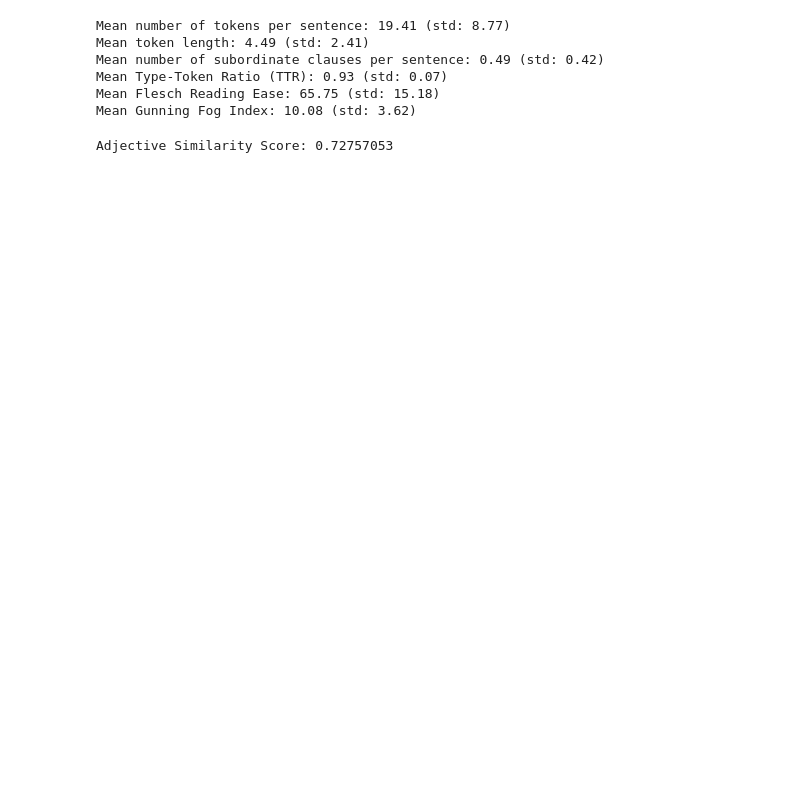
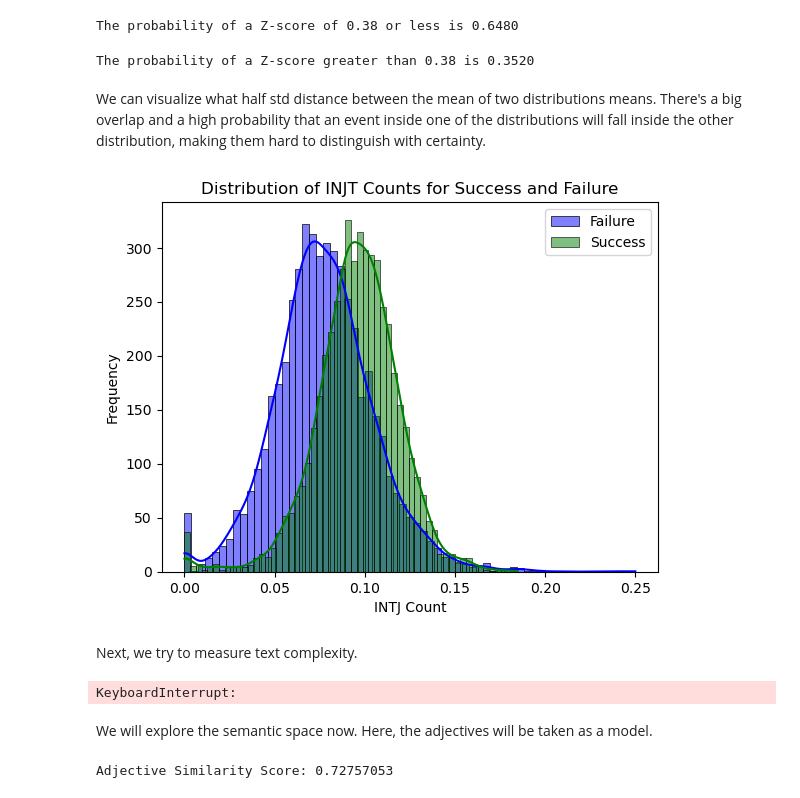
Before and after one commit to MatheusVazManzke/steam-analysis, a Jupyter notebook: notebooks/analysis/1.3-mvm-text-analysis.ipynb, the cells around one changed output. Saved outputs shown, nothing was run; the diff lists cells and outputs as text; code cells hidden in the pictures; blank space fills up the shorter version.

```diff
--- a/notebooks/analysis/1.3-mvm-text-analysis.ipynb
+++ b/notebooks/analysis/1.3-mvm-text-analysis.ipynb
@@ -336,9 +170,37 @@ plt.show()
+# %%
+z_score = 0.38
+
+# Calculate the cumulative probability
+probability = stats.norm.cdf(z_score)
+
+print(f"The probability of a Z-score of {z_score} or less is {probability:.4f}")
+# %% [output]
+The probability of a Z-score of 0.38 or less is 0.6480
+# %%
+probability_greater = 1 - probability
+
+print(
+    f"The probability of a Z-score greater than {z_score} is {probability_greater:.4f}"
+)
+# %% [output]
+The probability of a Z-score greater than 0.38 is 0.3520
+# %% [markdown]
+We can visualize what half std distance between the mean of two distributions means. There's a big overlap and a high probability that an event inside one of the distributions will fall inside the other distribution, making them hard to distinguish with certainty.
+# %%
+sns.histplot(failure_pos_count.T["INTJ"], color="blue", label="Failure", kde=True)
+sns.histplot(success_pos_count.T["INTJ"], color="green", label="Success", kde=True)
+plt.title("Distribution of INJT Counts for Success and Failure")
+plt.xlabel("INTJ Count")
+plt.ylabel("Frequency")
+plt.legend()
+plt.show()
+# %% [output]
+[figure, added]
+# %% [markdown]
+Next, we try to measure text complexity.
 # %%
-# Load the spaCy model
-nlp = spacy.load("en_core_web_lg")
-
 # Example pandas Series of texts
-texts = steam_failure_about[:1000]
+texts = success_sample
 
 # Initialize lists to store aggregated metrics
 all_token_counts = []
@@ -422,12 +284,9 @@ print(
 )
 print(f"Mean Gunning Fog Index: {mean_gunning_fog:.2f} (std: {std_gunning_fog:.2f})")
 # %% [output]
-Mean number of tokens per sentence: 19.41 (std: 8.77)
-Mean token length: 4.49 (std: 2.41)
-Mean number of subordinate clauses per sentence: 0.49 (std: 0.42)
-Mean Type-Token Ratio (TTR): 0.93 (std: 0.07)
-Mean Flesch Reading Ease: 65.75 (std: 15.18)
-Mean Gunning Fog Index: 10.08 (std: 3.62)
+KeyboardInterrupt:
+# %% [markdown]
+We will explore the semantic space now. Here, the adjectives will be taken as a model.
 # %%
 nlp = spacy.load("en_core_web_lg")
 # %%
```
Also changed, not shown: parts of 57 cells of this notebook, 1 other file.
